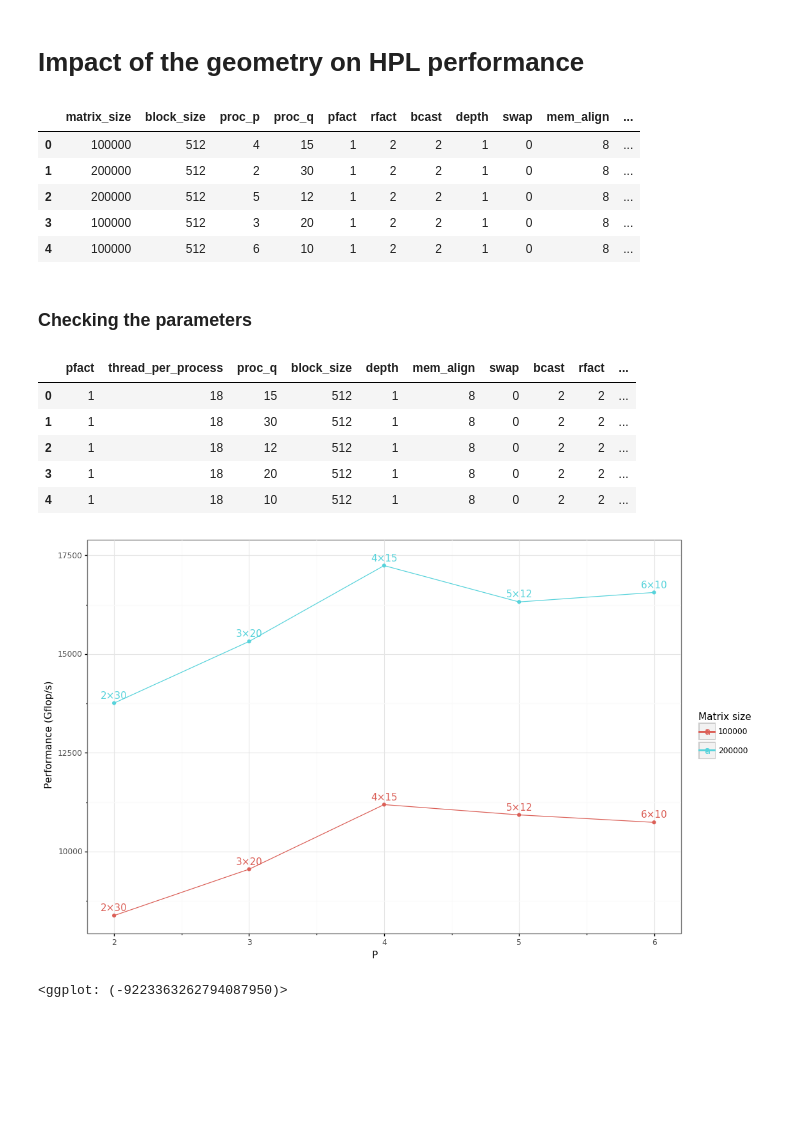
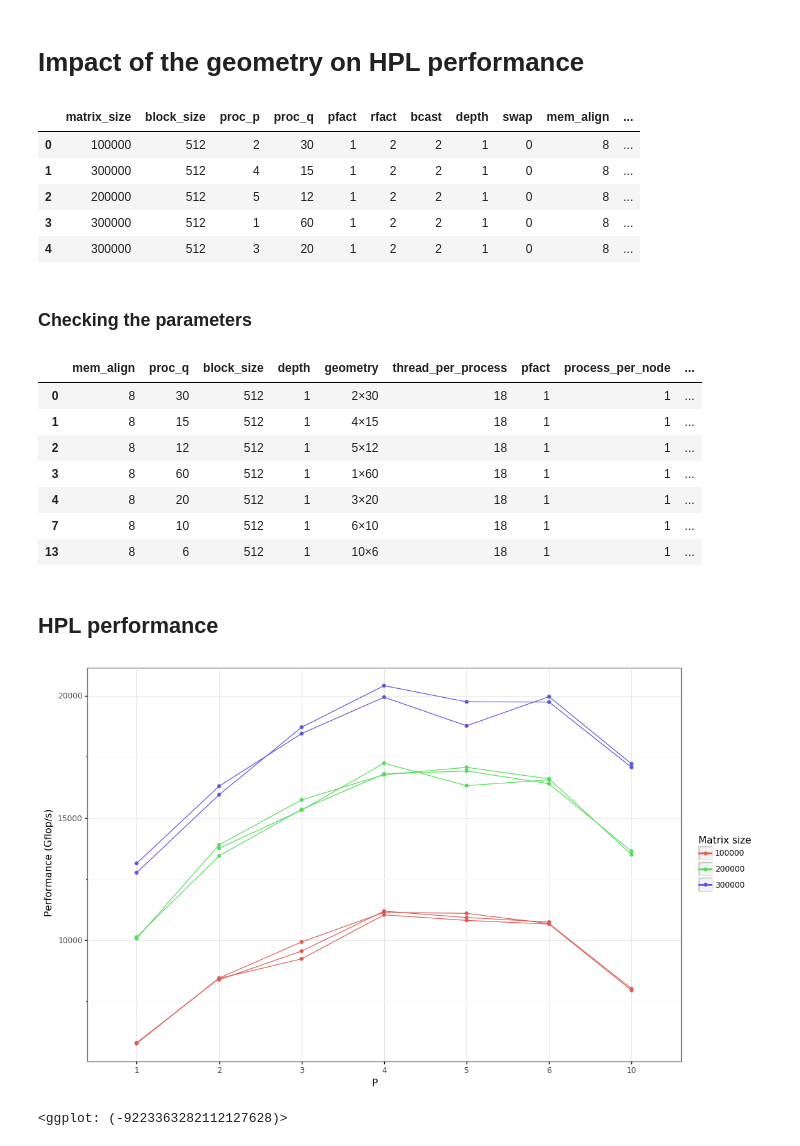
Before and after one commit to Ezibenroc/calibration_analysis, a Jupyter notebook: dahu/hpl/geometry.ipynb, the cells around one changed output. Drawn from its saved outputs; the diff is of its cells as text; code cells hidden in the pictures; blank space fills up the shorter version.

Commit message:
Impact of the geometry on HPL performance (real runs) (2)

```diff
--- a/dahu/hpl/geometry.ipynb
+++ b/dahu/hpl/geometry.ipynb
@@ -25,20 +25,23 @@ def get_platform(archive_name):
 
 def read_result(name):
     archive = zipfile.ZipFile(name)
-    return pandas.read_csv(io.BytesIO(archive.read('results.csv')))
+    df = pandas.read_csv(io.BytesIO(archive.read('results.csv')))
+    df['filename'] = name
+    return df
 
-archive = 'geometry/1/nancy_2020-06-12_2597114.zip'
+directory = 'geometry/1'
+archives = [os.path.join(directory, f) for f in os.listdir(directory)]
 
-df = read_result(archive)
+df = pandas.concat([read_result(a) for a in archives])
 df['geometry'] = df['proc_p'].astype(str) + '×' + df['proc_q'].astype(str)
 df.head()
 # %% [output]
 |  | matrix_size | block_size | proc_p | proc_q | pfact | rfact | bcast | depth | swap | mem_align | ... |
-| 0 | 100000 | 512 | 4 | 15 | 1 | 2 | 2 | 1 | 0 | 8 | ... |
-| 1 | 200000 | 512 | 2 | 30 | 1 | 2 | 2 | 1 | 0 | 8 | ... |
+| 0 | 100000 | 512 | 2 | 30 | 1 | 2 | 2 | 1 | 0 | 8 | ... |
+| 1 | 300000 | 512 | 4 | 15 | 1 | 2 | 2 | 1 | 0 | 8 | ... |
 | 2 | 200000 | 512 | 5 | 12 | 1 | 2 | 2 | 1 | 0 | 8 | ... |
-| 3 | 100000 | 512 | 3 | 20 | 1 | 2 | 2 | 1 | 0 | 8 | ... |
-| 4 | 100000 | 512 | 6 | 10 | 1 | 2 | 2 | 1 | 0 | 8 | ... |
+| 3 | 300000 | 512 | 1 | 60 | 1 | 2 | 2 | 1 | 0 | 8 | ... |
+| 4 | 300000 | 512 | 3 | 20 | 1 | 2 | 2 | 1 | 0 | 8 | ... |
 # %% [markdown]
 ### Checking the parameters
 # %%
@@ -51,21 +54,26 @@ name_exceptions = {'application_time', 'simulation_time', 'usr_time', 'sys_time'
 colnames = set(df) - name_exceptions
 df[list(colnames)].drop_duplicates()
 # %% [output]
-|  | pfact | thread_per_process | proc_q | block_size | depth | mem_align | swap | bcast | rfact | ... |
-| 0 | 1 | 18 | 15 | 512 | 1 | 8 | 0 | 2 | 2 | ... |
-| 1 | 1 | 18 | 30 | 512 | 1 | 8 | 0 | 2 | 2 | ... |
-| 2 | 1 | 18 | 12 | 512 | 1 | 8 | 0 | 2 | 2 | ... |
-| 3 | 1 | 18 | 20 | 512 | 1 | 8 | 0 | 2 | 2 | ... |
-| 4 | 1 | 18 | 10 | 512 | 1 | 8 | 0 | 2 | 2 | ... |
+|  | mem_align | proc_q | block_size | depth | geometry | thread_per_process | pfact | process_per_node | ... |
+| 0 | 8 | 30 | 512 | 1 | 2×30 | 18 | 1 | 1 | ... |
+| 1 | 8 | 15 | 512 | 1 | 4×15 | 18 | 1 | 1 | ... |
+| 2 | 8 | 12 | 512 | 1 | 5×12 | 18 | 1 | 1 | ... |
+| 3 | 8 | 60 | 512 | 1 | 1×60 | 18 | 1 | 1 | ... |
+| 4 | 8 | 20 | 512 | 1 | 3×20 | 18 | 1 | 1 | ... |
+| 7 | 8 | 10 | 512 | 1 | 6×10 | 18 | 1 | 1 | ... |
+| 13 | 8 | 6 | 512 | 1 | 10×6 | 18 | 1 | 1 | ... |
+# %% [markdown]
+## HPL performance
 # %%
+df['group'] = df['filename'] + ':' + df['matrix_size'].astype(str)
 (ggplot(df)
-    + aes(x='proc_p', y='gflops', color='factor(matrix_size)')
+    + aes(x='factor(proc_p)', y='gflops', color='factor(matrix_size)', group='group')
     + geom_point()
-    + geom_text(aes(label='geometry'), position=position_nudge(y=200))
+#    + geom_text(aes(label='geometry'), position=position_nudge(y=200))
     + geom_line()
     + theme_bw()
     + labs(x='P', y='Performance (Gflop/s)', color='Matrix size')
 )
 # %% [output]
-[figure, old version]
+[figure, new version]
-<ggplot: (-9223363262794087950)>
+<ggplot: (-9223363282112127628)>
```
Also changed, not shown: 2 other files.
